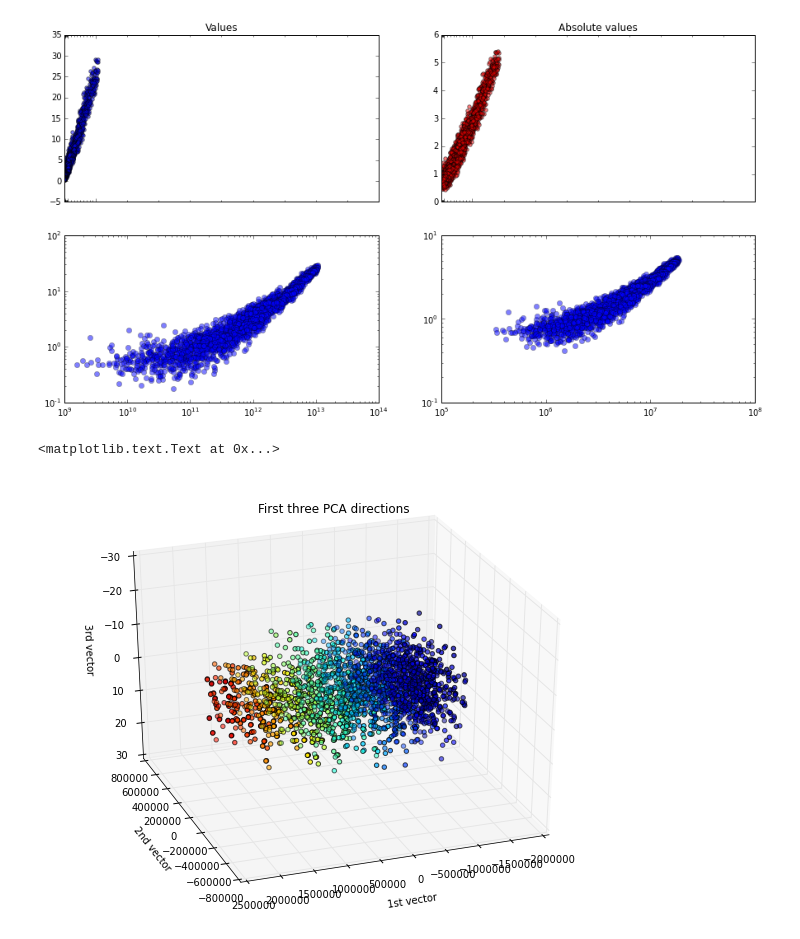
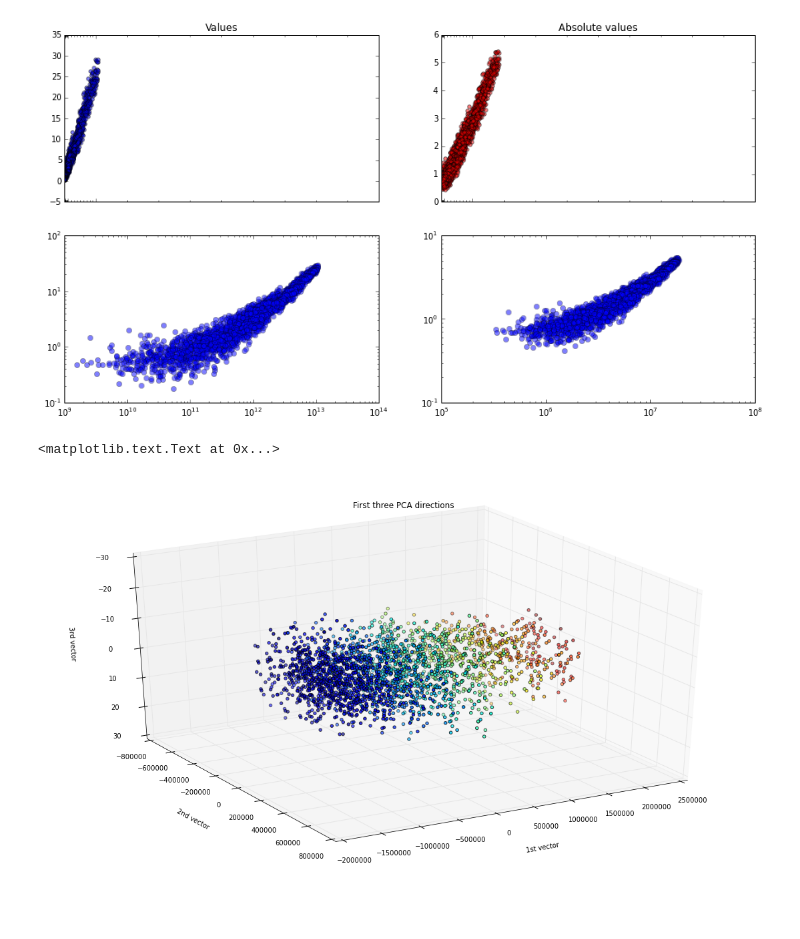
Before and after one commit to merqurio/saxs_project, a Jupyter notebook: Understanding Data.ipynb, the cells around one changed output. Saved outputs shown, nothing was run; the diff lists cells and outputs as text; code cells hidden in the pictures; blank space fills up the shorter version.

```diff
--- a/Understanding Data.ipynb
+++ b/Understanding Data.ipynb
@@ -81,18 +82,17 @@ ax4.loglog(np.sum(np.abs(curves), axis=1), rmsds, 'o', alpha=0.5)
 # %%
 from mpl_toolkits.mplot3d import Axes3D
 from sklearn import datasets
 from sklearn.decomposition import PCA
 
 # To getter a better understanding of interaction of the dimensions
-# plot the first three PCA dimensions
-fig = plt.figure(1, figsize=(8, 6))
-ax = Axes3D(fig, elev=-150, azim=110)
+fig = plt.figure(1, figsize=(15, 8))
+ax = Axes3D(fig, elev=-150, azim=80)
 X_reduced = PCA(n_components=100).fit_transform(curves)
 ax.scatter(X_reduced[:, 0], X_reduced[:, 1], X_reduced[:, 20], c=rmsds)
 ax.set_title("First three PCA directions")
 ax.set_xlabel("1st vector")
 ax.set_ylabel("2nd vector")
 ax.set_zlabel("3rd vector")
 # %% [output]
 <matplotlib.text.Text at 0x...>
-[figure, old version]
+[figure, new version]
```
Also changed, not shown: parts of 1 cell of this notebook.
